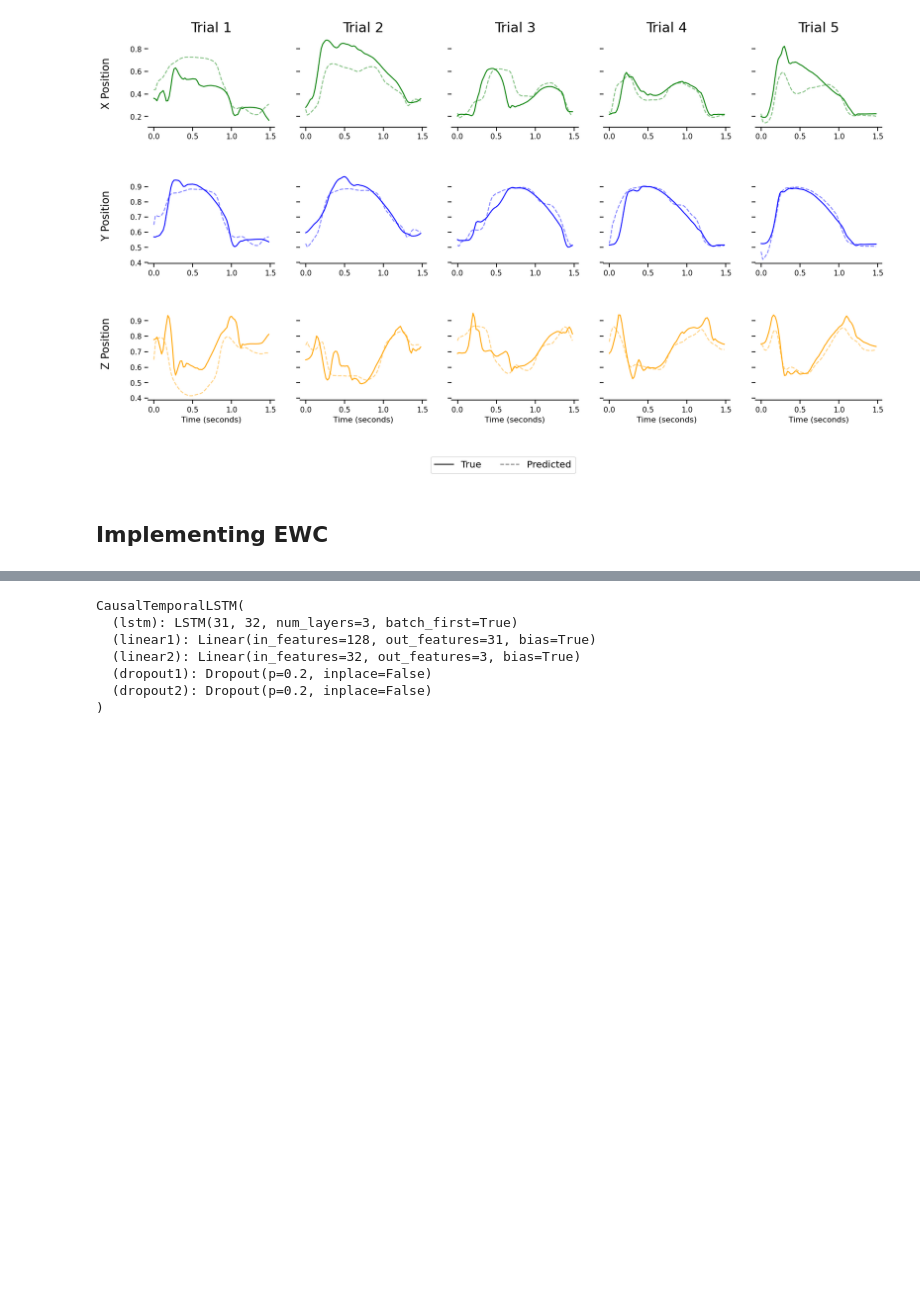
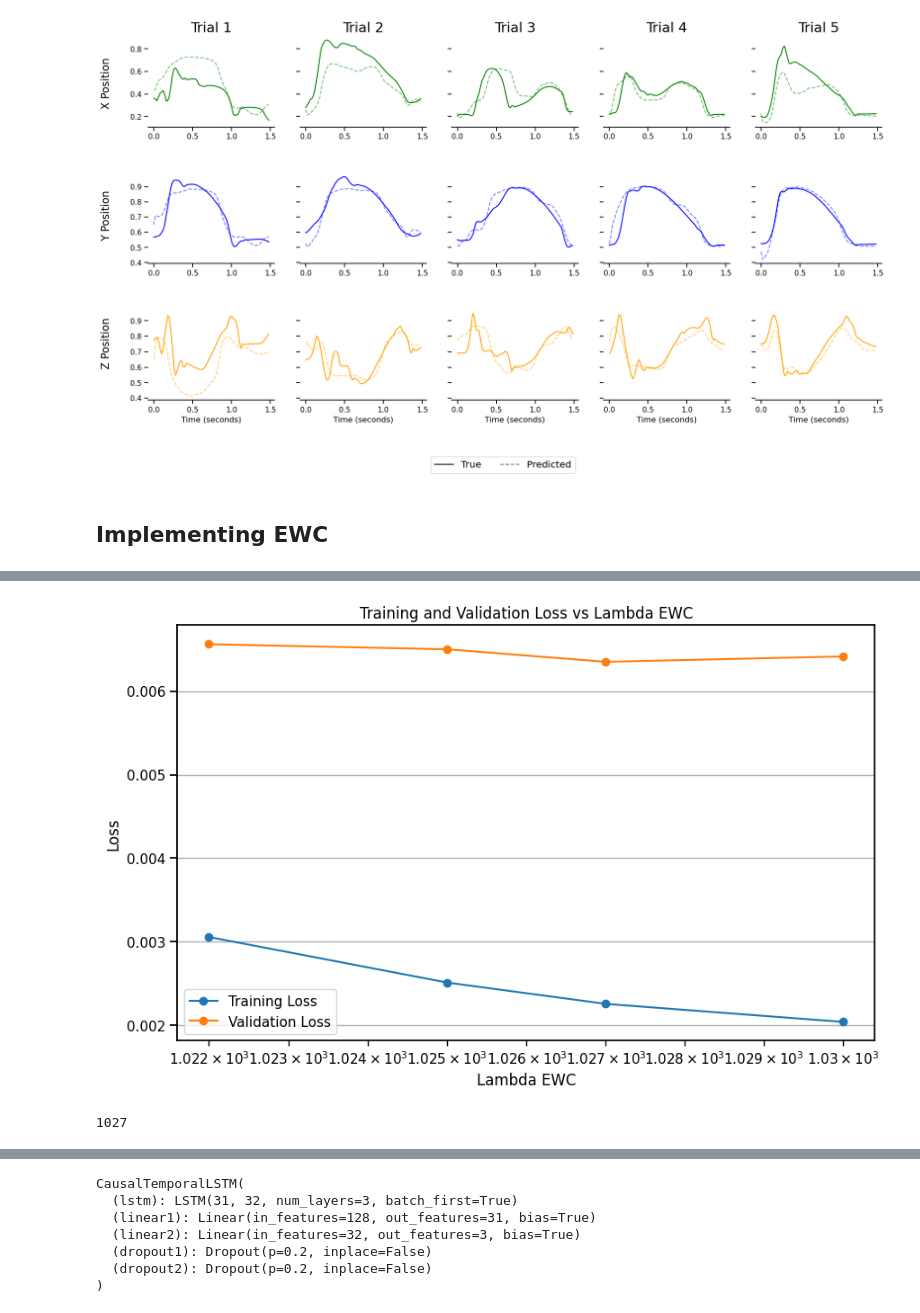
Before and after one commit to nereaiscamu/CL_UpperLimb_Control, a Jupyter notebook: Task1_EWC.ipynb, the cells around one changed output, grey strips where cells are left out. Saved outputs shown, nothing was run; the diff lists cells and outputs as text; code cells hidden in the pictures; blank space fills up the shorter version.

```diff
--- a/Task1_EWC.ipynb
+++ b/Task1_EWC.ipynb
@@ -472,0 +478,3 @@ path_model_baseline = os.path.join(path_to_models, experiment_name_base, 'fold_{
+# %%
+model_baselineonly = copy.deepcopy(model_base)
+model_baselineonly.train()
@@ -473,3 +489,3 @@ path_model_baseline = os.path.join(path_to_models, experiment_name_base, 'fold_{
 # %%
-model_baselineonly = torch.load(path_model_baseline)
-model_baselineonly.train()
+# model_baselineonly = torch.load(path_model_baseline)
+# model_baselineonly.train()
@@ -699,0 +760,16 @@ Decrease LR
+# %%
+import matplotlib.pyplot as plt
+
+# Plot the graph
+plt.figure(figsize=(10, 6))
+plt.plot(lambda_results, train_losses_list, label='Training Loss', marker='o')
+plt.plot(lambda_results, val_losses_list, label='Validation Loss', marker='o')
+plt.xscale('log')  # Set logarithmic scale for lambda values
+plt.xlabel('Lambda EWC')
+plt.ylabel('Loss')
+plt.title('Training and Validation Loss vs Lambda EWC')
+plt.legend()
+plt.grid(True)
+plt.show()
+# %% [output]
+[figure, added]
@@ -699,0 +778,4 @@ Decrease LR
+# %%
+best_lambda
+# %% [output]
+1027
```
Also changed, not shown: parts of 21 cells of this notebook, 4 other files.
